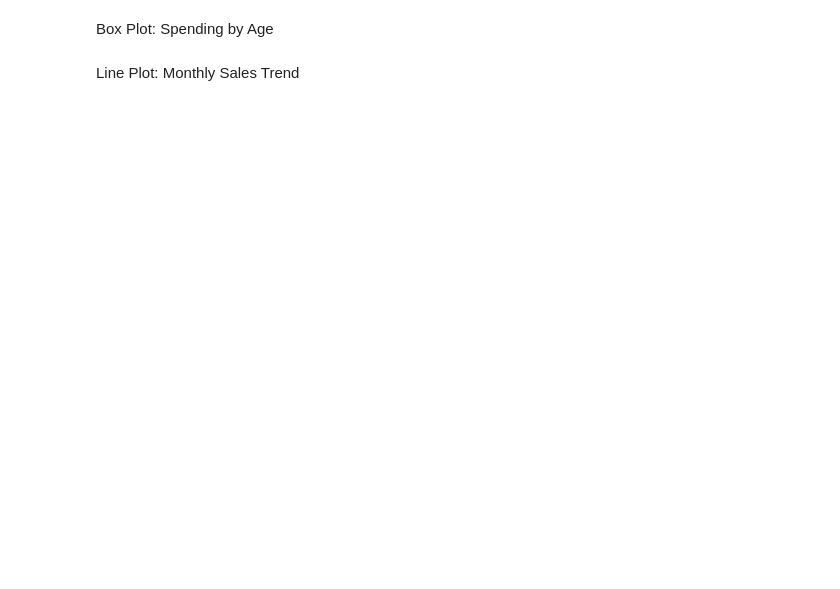
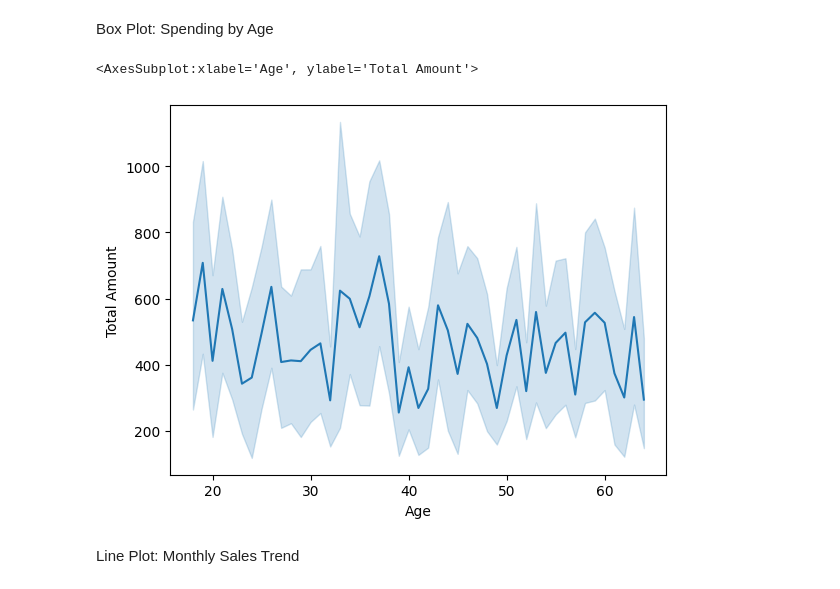
Before and after one commit to footroot/C12-Lecture-Backpack, a Jupyter notebook: Data Science (DS)/Week08/TaskWalkthrough2/Code/sales.ipynb, the cells around one changed output. Cells and saved outputs as stored; diff of their text form; code cells hidden in the pictures; blank space fills up the shorter version.

```diff
--- a/Data Science (DS)/Week08/TaskWalkthrough2/Code/sales.ipynb
+++ b/Data Science (DS)/Week08/TaskWalkthrough2/Code/sales.ipynb
@@ -33,4 +117,10 @@ Histogram: Age
 # %% [markdown]
 Box Plot: Spending by Age
+# %%
+#sns.boxplot(x="Age", y="Total Amount", data=sales_df, palette='coolwarm')
+sns.lineplot(x="Age", y="Total Amount", data=sales_df)
+# %% [output]
+<AxesSubplot:xlabel='Age', ylabel='Total Amount'>
+[figure, added]
 # %% [markdown]
 Line Plot: Monthly Sales Trend
```
Also changed, not shown: parts of 11 cells of this notebook.
